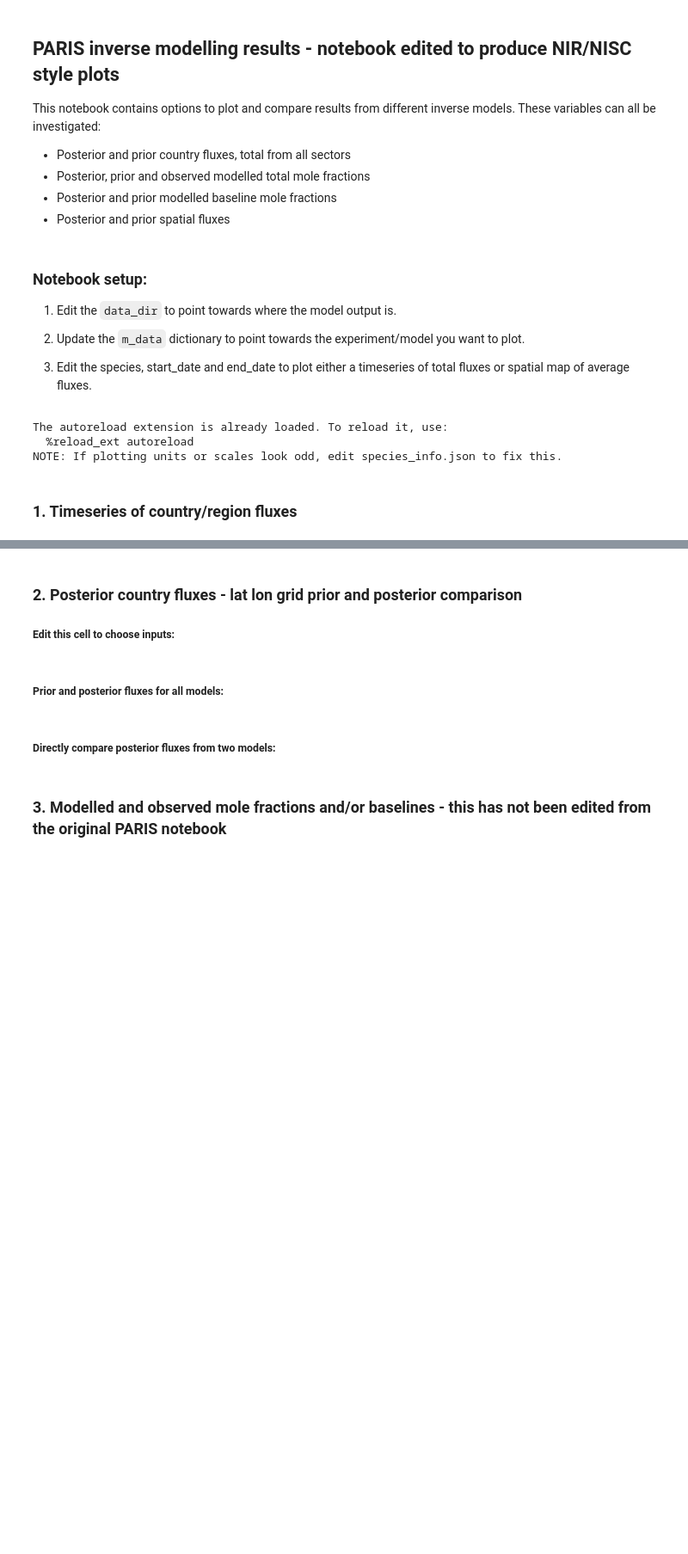
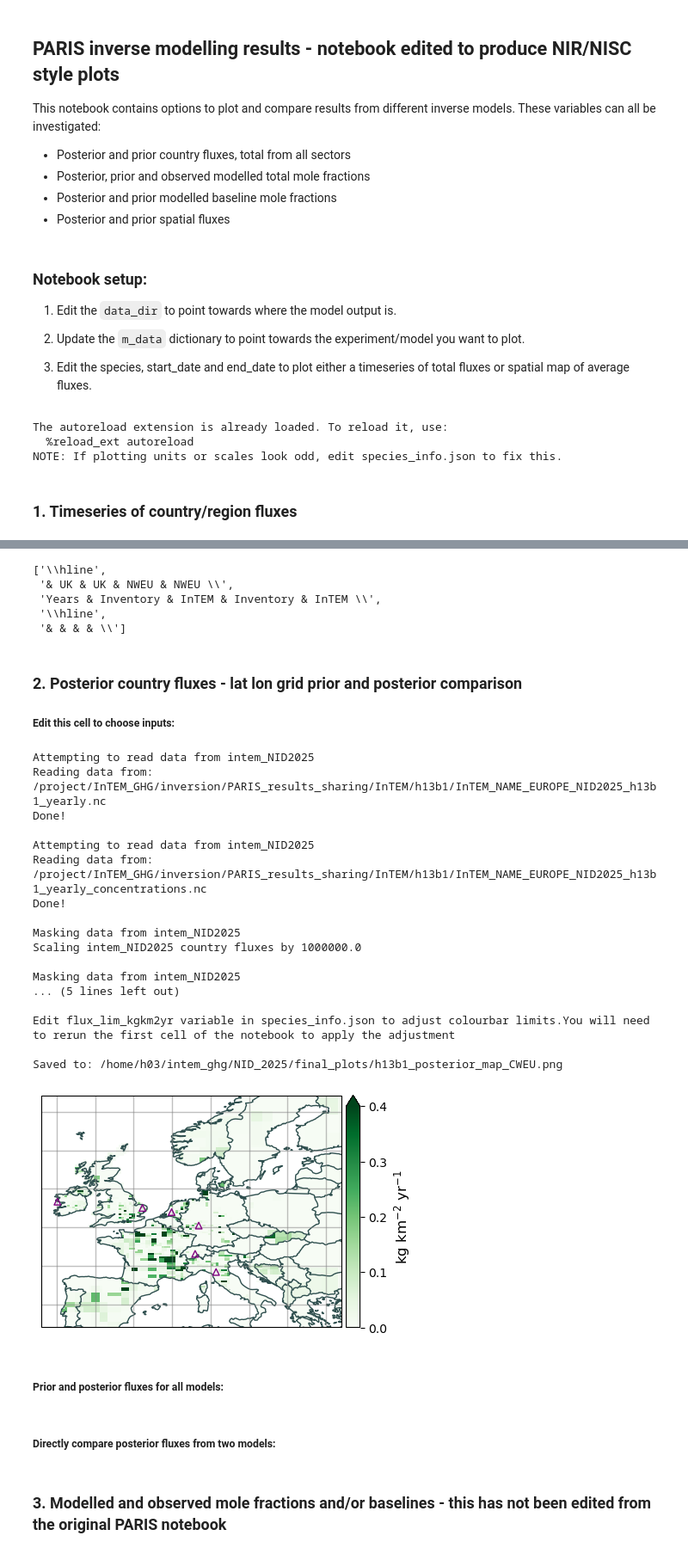
Before and after one commit to openghg/fluxie, a Jupyter notebook: PARIS_inversion_results_NISC.ipynb, the cells around one changed output, grey strips where cells are left out. Shown at 86% size. Saved outputs shown, nothing was run; the diff lists cells and outputs as text; code cells hidden in the pictures; blank space fills up the shorter version.

```diff
--- a/PARIS_inversion_results_NISC.ipynb
+++ b/PARIS_inversion_results_NISC.ipynb
@@ -47,7 +47,7 @@ species_prior = {'hfc134a':'EDGAR',
                  'cf4':'EDGARMINVAL',
                  'f11':'FLAT',
                  'f12':'FLAT',
-                 'hcfc22':'FLAT',
+                 'h22':'FLAT',
                  'h141b':'FLAT',
                  'h142b':'FLAT',
                  'ct':'FLAT',
@@ -57,7 +57,7 @@ species_prior = {'hfc134a':'EDGAR',
                  'h2402':'FLAT',
                  'hfo1234yf':'FLAT',
                  'hfo1234zee':'FLAT',
-                 'hfo1233zde':'FLAT'}
+                 'hcfo1233zde':'FLAT'}
 
 species_start_dates = {'hfc134a':'1994-01-01',
                         'hfc143a':'2004-01-01',
@@ -75,7 +75,7 @@ species_start_dates = {'hfc134a':'1994-01-01',
                         'cf4':'2005-01-01',
                         'f11':'1990-01-01',
                         'f12':'1990-01-01',
-                        'hcfc22':'1990-01-01',
+                        'h22':'1990-01-01',
                         'h141b':'1990-01-01',
                         'h142b':'1990-01-01',
                         'ct':'1990-01-01',
@@ -85,7 +85,7 @@ species_start_dates = {'hfc134a':'1994-01-01',
                         'h2402':'1995-01-01',
                         'hfo1234yf':'1990-01-01',
                         'hfo1234zee':'1990-01-01',
-                        'hfo1233zde':'1990-01-01'}
+                        'hcfo1233zde':'1990-01-01'}
 
 m_data = {'intem':                      {'filename':'None',
                                          'label':'InTEM'},  #extra filename only used for total f gas plots
@@ -93,10 +93,10 @@ m_data = {'intem':                      {'filename':'None',
                                          'label':'InTEM NID 2025 2 year'},
         'intem_NID2025':              {'filename':'InTEM_NAME_EUROPE_NID2025',
                                          'label':'InTEM'},
-        'intem_NID2025_n2o':              {'filename':'InTEM_NAME_EUROPE_NID2025_3year',
+        'intem_NID2025_n2o':              {'filename':'InTEM_NAME_EUROPE_NID2025_1site',
                                          'label':'InTEM 1site'},
         'intem_NID2025_monthly':              {'filename':'InTEM_NAME_EUROPE_NID2025',
-                                         'label':'InTEM 1month'},
+                                         'label':'InTEM 1month annualised'},
         'intem_NIR2024':             {'filename':'InTEM_NAME_EUROPE_NIR2024_2year_inversion_A',
                                          'label':'InTEM NIR 2024'},
         'intem_NIR2024_3year':              {'filename':'InTEM_NAME_EUROPE_NIR2024_3year_inversion_A',
@@ -268,0 +321,13 @@ NOTE: If all the data is not within axis limits, adjust the set_ylim parameter
+# %%
+#NEED FLUX SMOOTHING FUNCTION FIRST
+# AND READ IN OF INVENTORY BETWEEN START AND END DATES
+
+latexlines = []
+
+for m in models:
+    for t,data_time in enumerate (ds_all_flux_scaled[m].time.values):
+        dataline = str(time.astype('datetime64[Y]'))
+        #dataline += #read inventory data for this part
+        dataline +=
+        dataline += ' \\'
+        latexlines.append(dataline)
@@ -268,0 +371,8 @@ NOTE: If all the data is not within axis limits, adjust the set_ylim parameter
+# %%
+latexheaderitems
+# %% [output]
+['\\hline',
+ '& UK & UK & NWEU & NWEU \\',
+ 'Years & Inventory & InTEM & Inventory & InTEM \\',
+ '\\hline',
+ '& & & & \\']
@@ -276,7 +406,7 @@ NOTE: If all the data is not within axis limits, adjust the set_ylim parameter
 #species_all = ['hfc134a','hfc143a','hfc125','hfc32','hfc23',
 #               'hfc152a','hfc365mfc','hfc4310mee','hfc245fa','hfc227ea',
 #             'pfc218','pfc318','pfc116','cf4','nf3','sf6','ch4','n2o']
-species_all = ['hfc23']
+species_all = ['h13b1']
 
 start_date = '2021-01-01' #inclusive. Option to set as list of dates, e.g. ['2018-01-01','2019-01-01'] which is required for total fgases if one model is missing obs for a year
 end_date = '2025-01-01' #not inclusive. Option to set as list of dates, e.g. ['2023-01-01','2022-01-01'] which is required for total fgases if one model is missing obs for a year
@@ -286,7 +416,7 @@ save = True
 
 for species in species_all:
 
-    if any(name in species for name in ['hfc','pfc','cf','hfo','ccl','halon']):   #catches all hfc, pfc, hfo, cfc, hcfc and CCl species
+    if any(name in species for name in list(species_start_dates.keys())):   #catches all hfc, pfc, hfo, cfc, hcfc and CCl species
         #models = [f'intem_species_1yr']
         models = [f'intem_NID2025']
         period_override = ['yearly']
@@ -353,36 +483,55 @@ for species in species_all:
 
     ###################################
     ### edit variables in this block
-    plot_area = 'UK'       #options for: UK, FRANCE, GERMANY, ITALY, SWITZERLAND, NWEU, CWEU, EUROPE
+    plot_area = 'CWEU'       #options for: UK, FRANCE, GERMANY, ITALY, SWITZERLAND, NWEU, CWEU, EUROPE
     cmap = 'Greens'         #flux colour (e.g. 'viridis', 'coolwarm') #use 'green', 'blue' or 'greyscale' to replicate NISC plots
     cmap_diff = 'coolwarm'
     c_border = 'darkslategrey' #country boundary colour (e.g. 'floralwhite', 'dimgrey')
     var = 'flux_total_posterior'  #variable to be plotted. Options for: 'flux_total_posterior', 'flux_total_prior'
     plot_site_locations = True    #If True, adds markers to plots at locations of obs sites
-    plot_point_markers = ['london','cardiff','edinburgh','belfast','dublin','manchester','birmingham'] #plot a marker at these locations, options for 'paris', 'london', 'nw_england' (PFC-218 source) or any value [lon,lat]
+    plot_point_markers = [None] #['london','cardiff','edinburgh','belfast','dublin','manchester','birmingham'] #plot a marker at these locations, options for 'paris', 'london', 'nw_england' (PFC-218 source) or any value [lon,lat]
     plot_inversion_grid_flux = True #If True, plots fluxes at resolution of inversion, if False, plots at the resolution of the prior
     scale_to_kgkm2yr = True #If True, outputs fluxes in kg/km2/year. If False, uses mol/m2/s.
     nir_style_plot = True #If True, adds NIR-style formatting, e.g. adjusts scales, uses different symbols for point_source_markers etc.
     include_threshold = False #If True, sets a minimum plotting value, using values set in the first cell of this notebook.
     ###################################
 
     for i,season in enumerate(season_all):
 
-        output_path = f'/home/h02/aramsden/InTEM_GHG_local_files/plots/NID2025/final_plots_NID_2025/{species}_posterior_map{outnames[i]}_UK.png'
+        output_path = f'/home/h03/intem_ghg/NID_2025/final_plots/{species}_posterior_map{outnames[i]}_{plot_area}.png'
 
         fig = func.plot_spatial_flux_one_variable(ds_all=ds_all_flux_scaled,species=species,plot_area=plot_area,
                                                   s_data=s_data,m_data=m_data,var=var,
                                                   cmap=cmap,cmap_diff=cmap_diff,c_border=c_border,
                                                   period_override=period_override,plot_site_locations=plot_site_locations,
                                                   plot_point_markers=plot_point_markers,season=season,
                                                   plot_inversion_grid_flux=plot_inversion_grid_flux,
                                                   scale_to_kgkm2yr=scale_to_kgkm2yr,
                                                   nir_style_plot=nir_style_plot,mask_sea_areas=mask_sea_areas,
                                                   include_threshold=include_threshold,sites_available=sites_available)
 
         if save == True:
             fig.savefig(output_path,bbox_inches='tight',pad_inches=0.2,dpi=300)
             print(f'Saved to: {output_path}')
+# %% [output]
+Attempting to read data from intem_NID2025
+Reading data from: /project/InTEM_GHG/inversion/PARIS_results_sharing/InTEM/h13b1/InTEM_NAME_EUROPE_NID2025_h13b1_yearly.nc
+Done!
+
+Attempting to read data from intem_NID2025
+Reading data from: /project/InTEM_GHG/inversion/PARIS_results_sharing/InTEM/h13b1/InTEM_NAME_EUROPE_NID2025_h13b1_yearly_concentrations.nc
+Done!
+
+Masking data from intem_NID2025
+Scaling intem_NID2025 country fluxes by 1000000.0
+
+Masking data from intem_NID2025
+... (5 lines left out)
+
+Edit flux_lim_kgkm2yr variable in species_info.json to adjust colourbar limits.You will need to rerun the first cell of the notebook to apply the adjustment
+
+Saved to: /home/h03/intem_ghg/NID_2025/final_plots/h13b1_posterior_map_CWEU.png
+[figure, added]
 # %% [markdown]
 ##### Prior and posterior fluxes for all models:
 # %%
```
Also changed, not shown: parts of 7 cells of this notebook, 2 other files.
